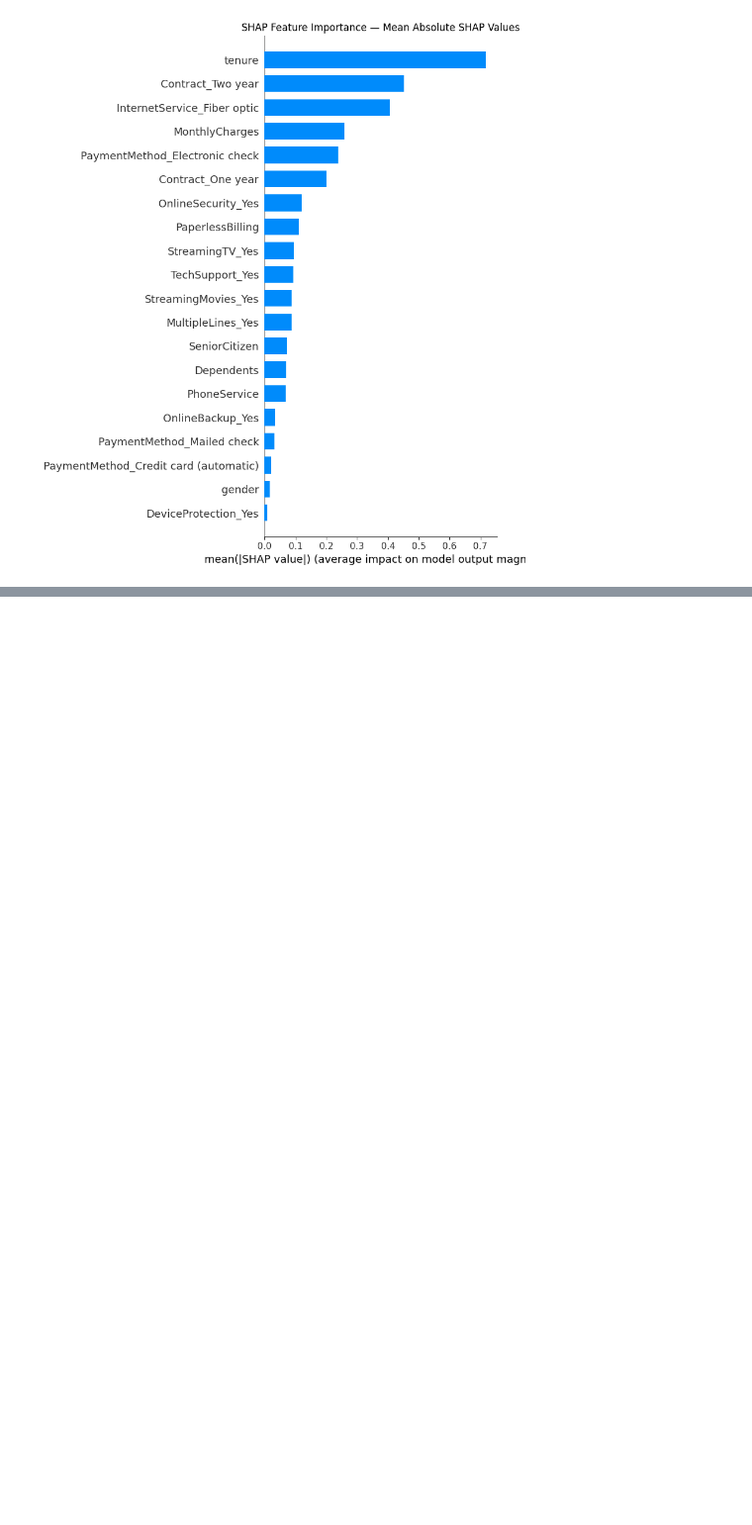
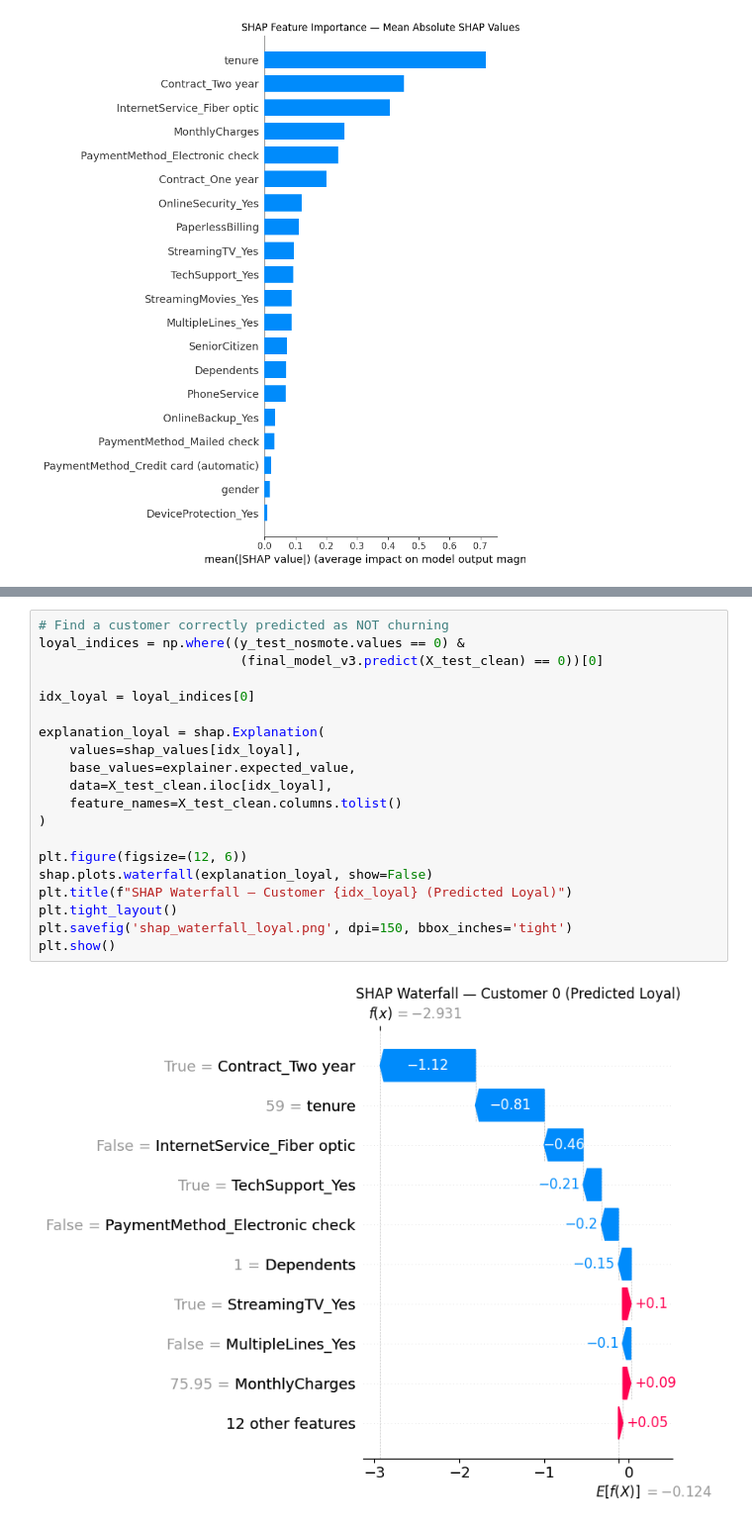
Before and after one commit to Integenpiyush/churn-prediction-catboost, a Jupyter notebook: notebooks/03_models.ipynb, the cells around one changed output, grey strips where cells are left out. Shown at 99% size. Saved outputs shown, nothing was run; the diff lists cells and outputs as text; blank space fills up the shorter version.

```diff
--- a/notebooks/03_models.ipynb
+++ b/notebooks/03_models.ipynb
@@ -744,0 +809,22 @@ plt.show()
+# %%
+# Find a customer correctly predicted as NOT churning
+loyal_indices = np.where((y_test_nosmote.values == 0) &
+                          (final_model_v3.predict(X_test_clean) == 0))[0]
+
+idx_loyal = loyal_indices[0]
+
+explanation_loyal = shap.Explanation(
+    values=shap_values[idx_loyal],
+    base_values=explainer.expected_value,
+    data=X_test_clean.iloc[idx_loyal],
+    feature_names=X_test_clean.columns.tolist()
+)
+
+plt.figure(figsize=(12, 6))
+shap.plots.waterfall(explanation_loyal, show=False)
+plt.title(f"SHAP Waterfall — Customer {idx_loyal} (Predicted Loyal)")
+plt.tight_layout()
+plt.savefig('shap_waterfall_loyal.png', dpi=150, bbox_inches='tight')
+plt.show()
+# %% [output]
+[figure, added]
```
Also changed, not shown: parts of 8 cells of this notebook.
